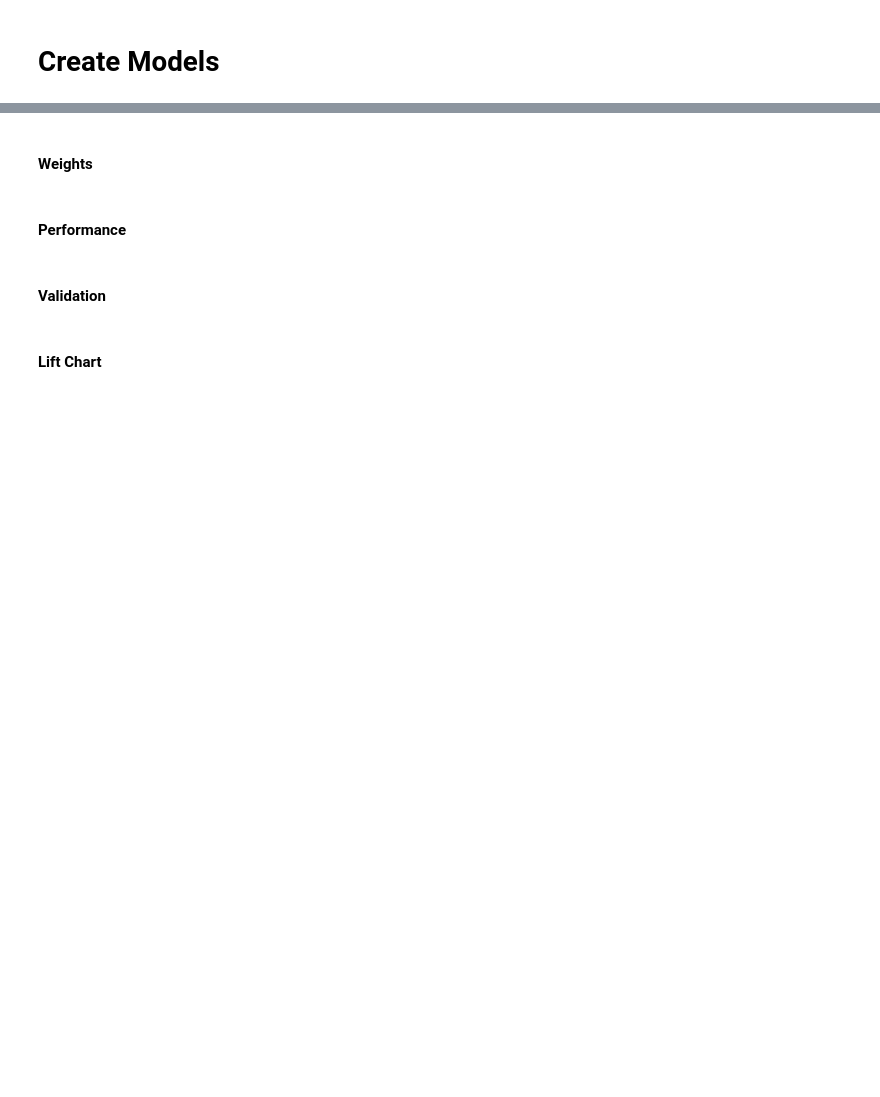
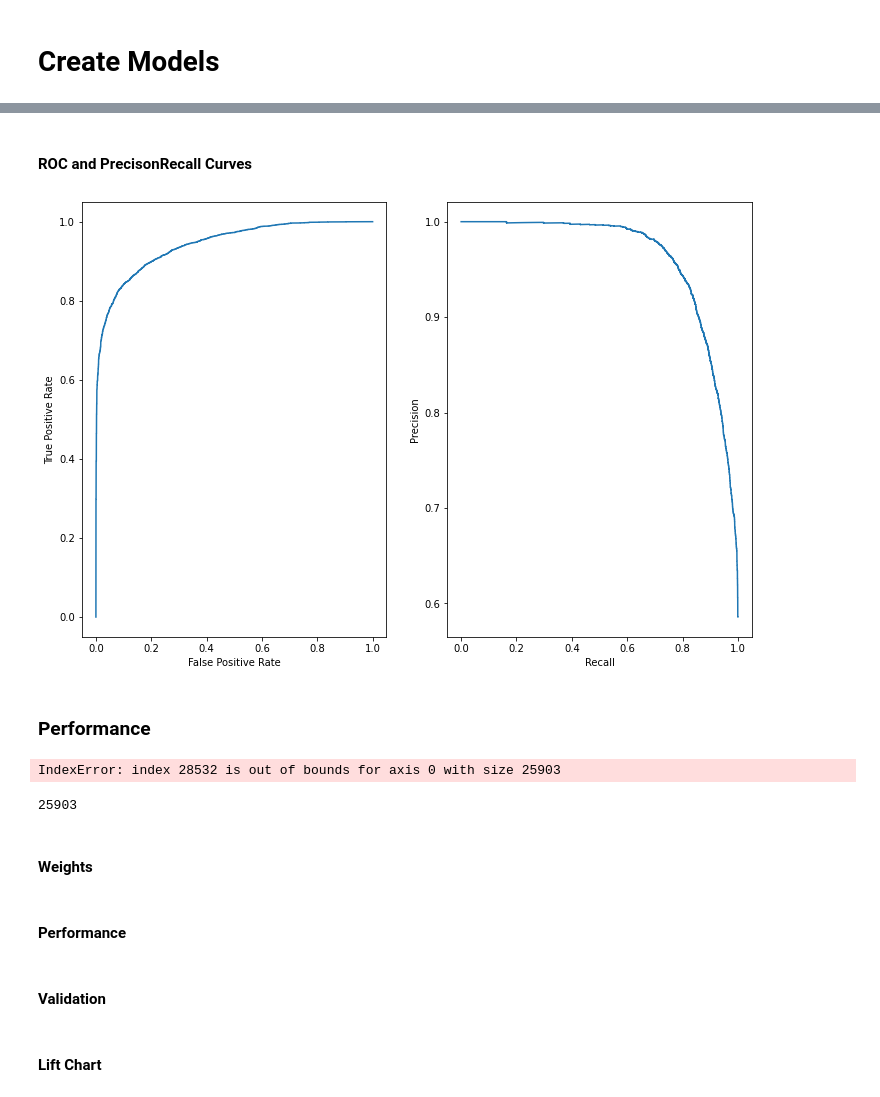
Before and after one commit to sachinac/ML7331, a Jupyter notebook: msds_7331_mini_lab.ipynb, the cells around one changed output, grey strips where cells are left out. Cells and saved outputs as stored; diff of their text form; code cells hidden in the pictures; blank space fills up the shorter version.

```diff
--- a/msds_7331_mini_lab.ipynb
+++ b/msds_7331_mini_lab.ipynb
@@ -25,3 +423,62 @@
+# %% [markdown]
+#### ROC and PrecisonRecall Curves
+# %%
+fpr, tpr, _ = roc_curve(y_test, y_score, pos_label=fit.classes_[1])
+roc_display = RocCurveDisplay(fpr=fpr, tpr=tpr)
+
+prec, recall, _ = precision_recall_curve(y_test, y_score,
+                                        pos_label=fit.classes_[1])
+pr_display = PrecisionRecallDisplay(precision=prec, recall=recall)
+
+fig, (ax1, ax2) = plt.subplots(1, 2, figsize=(12, 8))
+
+roc_display.plot(ax=ax1)
+pr_display.plot(ax=ax2)
+plt.show()
+# %% [output]
+[figure, added]
+# %% [markdown]
+### Performance
+# %%
+
+lr_clf = LogisticRegression(penalty='l2', random_state=86,class_weight=None,solver='sag',n_jobs=-1)
+
+cv_object = ShuffleSplit( n_splits  = 3,
+                          test_size = 0.2 )
+
+iter_num=0
+X1train_cv  = X1train_Sparse.todense()
+# the indices are the rows used for training and testing in each iteration
+for train_indices, test_indices in cv_object.split(X1train_cv,y_train):
+    # I will create new variables here so that it is more obvious what
+    # the code is doing (you can compact this syntax and avoid duplicating memory,
+    # but it makes this code less readable)
+    X_train = csr_matrix(X1train_cv[train_indices])
+    y_train = y_train[train_indices]
+
+    X_test = csr_matrix(X1train_cv[test_indices])
+    y_test = y_train[test_indices]
+
+    # train the reusable logisitc regression model on the training data
+    lr_clf.fit(X_train,y_train)  # train object
+    y_hat = lr_clf.predict(X_test) # get test set precitions
+
+    # now let's get the accuracy and confusion matrix for this iterations of training/testing
+    acc = mt.accuracy_score(y_test,y_hat)
+    conf = mt.confusion_matrix(y_test,y_hat)
+    print("====Iteration",iter_num," ====")
+    print("accuracy", acc )
+    print("confusion matrix\n",conf)
+    iter_num+=1
+# %% [output]
+IndexError: index 28532 is out of bounds for axis 0 with size 25903
+# %%
+#train_indices, test_indices = cv_object.split(X1train_cv,y_train)
+#type(X1train_cv)
+
+len(y_train)
+# %% [output]
+25903
 # %% [markdown]
 #### Weights
 # %% [markdown]
```
Also changed, not shown: parts of 30 cells of this notebook.
